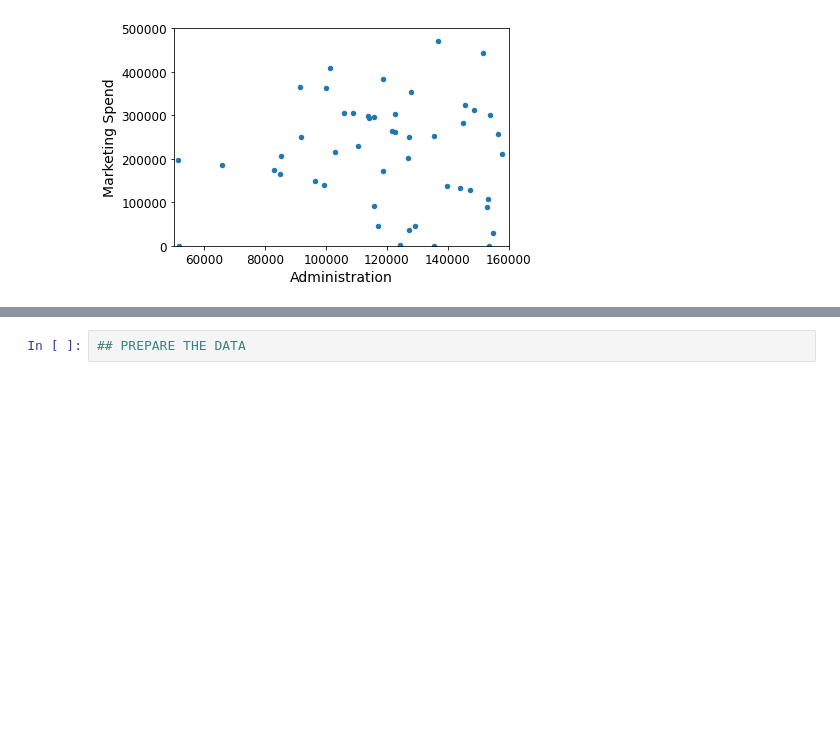
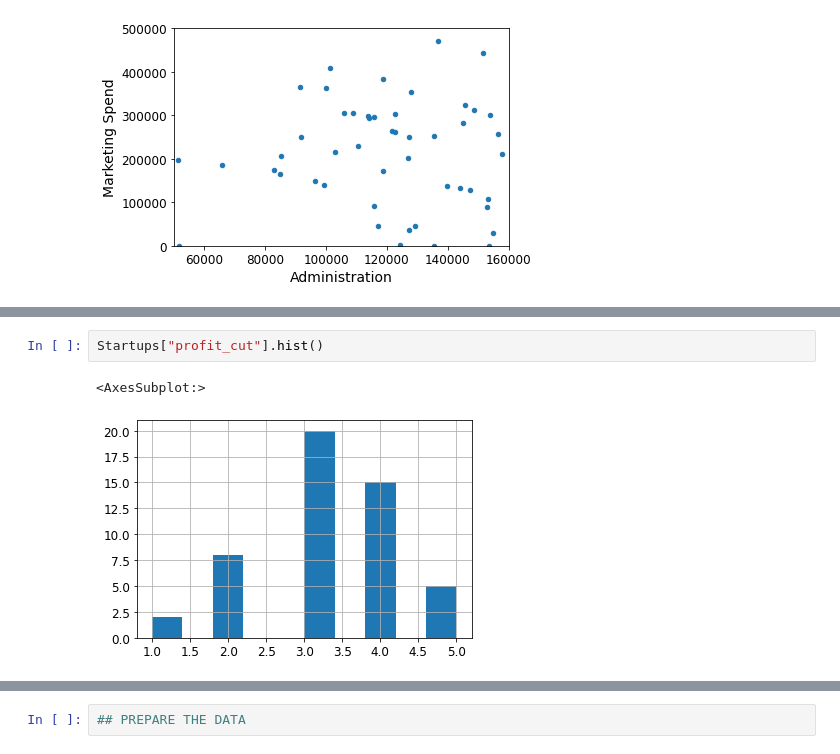
Before and after one commit to SorenHersomNielsen/Mandatory-project, a Jupyter notebook: Untitled.ipynb, the cells around one changed output, grey strips where cells are left out. Drawn from its saved outputs; the diff is of its cells as text; blank space fills up the shorter version.

```diff
--- a/Untitled.ipynb
+++ b/Untitled.ipynb
@@ -94,0 +105,5 @@ plt.axis([50000, 160000, 0, 500000])
+# %%
+Startups["profit_cut"].hist()
+# %% [output]
+<AxesSubplot:>
+[figure, added]
```
Also changed, not shown: parts of 20 cells of this notebook.
